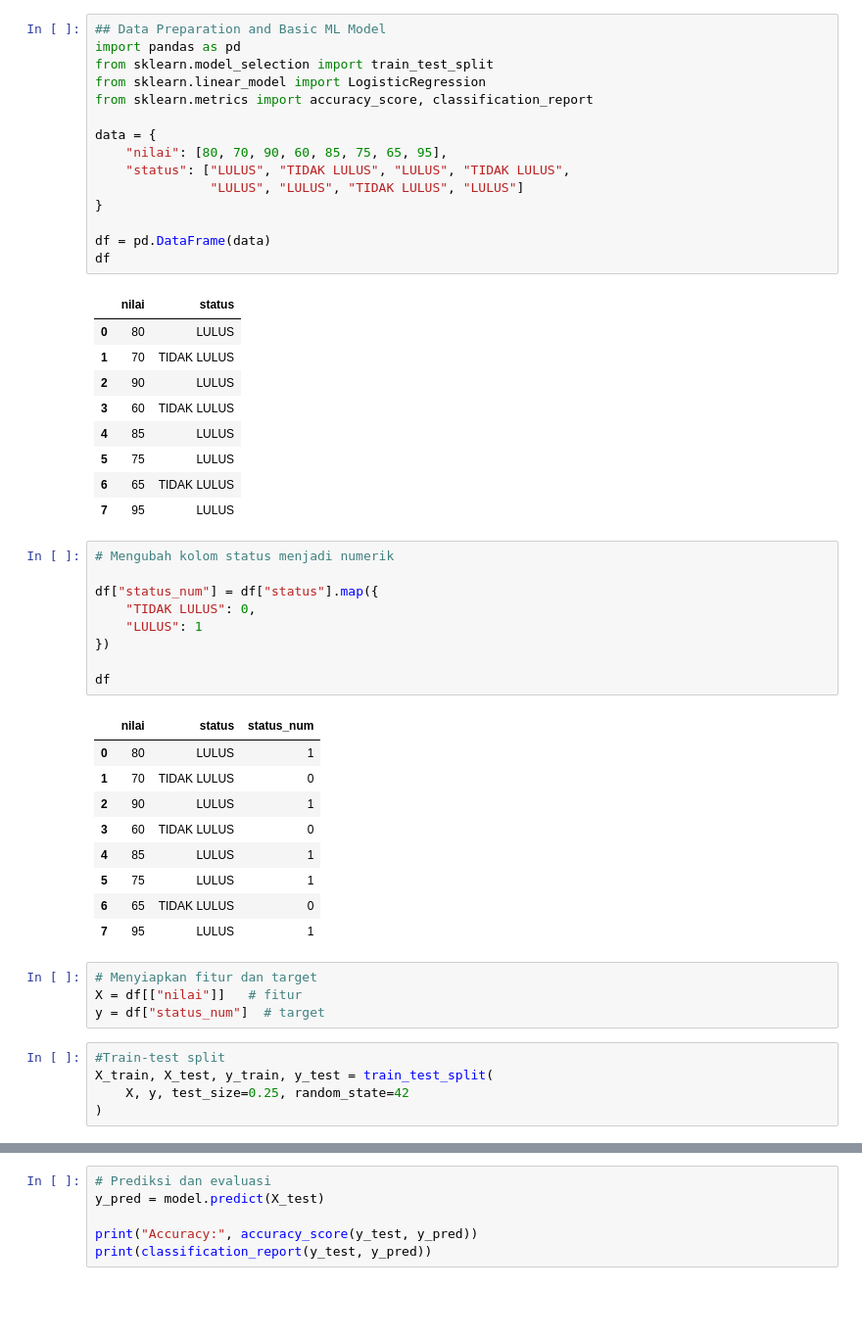
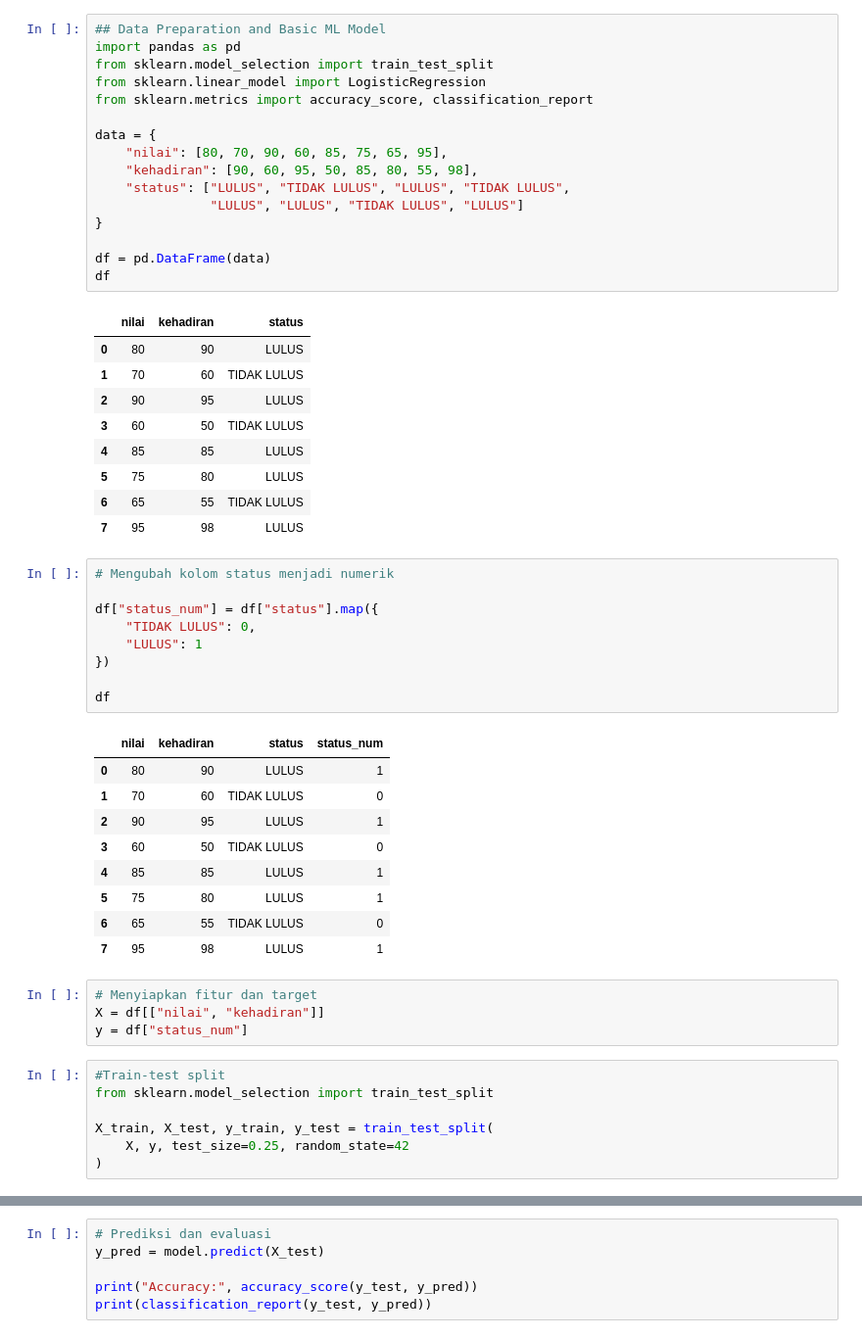
Before and after one commit to ridho1141haha/ai-learning-journal, a Jupyter notebook: week-02/ml-basic.ipynb, the cells around one changed output, grey strips where cells are left out. Shown: that part at 98% size. Saved outputs shown, nothing was run; the diff lists cells and outputs as text; blank space fills up the shorter version.

```diff
--- a/week-02/ml-basic.ipynb
+++ b/week-02/ml-basic.ipynb
@@ -1,28 +1,29 @@
 # %%
 ## Data Preparation and Basic ML Model
 import pandas as pd
 from sklearn.model_selection import train_test_split
 from sklearn.linear_model import LogisticRegression
 from sklearn.metrics import accuracy_score, classification_report
 
 data = {
     "nilai": [80, 70, 90, 60, 85, 75, 65, 95],
+    "kehadiran": [90, 60, 95, 50, 85, 80, 55, 98],
     "status": ["LULUS", "TIDAK LULUS", "LULUS", "TIDAK LULUS",
                "LULUS", "LULUS", "TIDAK LULUS", "LULUS"]
 }
 
 df = pd.DataFrame(data)
 df
 # %% [output]
-|  | nilai | status |
-| 0 | 80 | LULUS |
-| 1 | 70 | TIDAK LULUS |
-| 2 | 90 | LULUS |
-| 3 | 60 | TIDAK LULUS |
-| 4 | 85 | LULUS |
-| 5 | 75 | LULUS |
-| 6 | 65 | TIDAK LULUS |
-| 7 | 95 | LULUS |
+|  | nilai | kehadiran | status |
+| 0 | 80 | 90 | LULUS |
+| 1 | 70 | 60 | TIDAK LULUS |
+| 2 | 90 | 95 | LULUS |
+| 3 | 60 | 50 | TIDAK LULUS |
+| 4 | 85 | 85 | LULUS |
+| 5 | 75 | 80 | LULUS |
+| 6 | 65 | 55 | TIDAK LULUS |
+| 7 | 95 | 98 | LULUS |
 # %%
 # Mengubah kolom status menjadi numerik
 
@@ -33,21 +34,23 @@ df["status_num"] = df["status"].map({
 
 df
 # %% [output]
-|  | nilai | status | status_num |
-| 0 | 80 | LULUS | 1 |
-| 1 | 70 | TIDAK LULUS | 0 |
-| 2 | 90 | LULUS | 1 |
-| 3 | 60 | TIDAK LULUS | 0 |
-| 4 | 85 | LULUS | 1 |
-| 5 | 75 | LULUS | 1 |
-| 6 | 65 | TIDAK LULUS | 0 |
-| 7 | 95 | LULUS | 1 |
+|  | nilai | kehadiran | status | status_num |
+| 0 | 80 | 90 | LULUS | 1 |
+| 1 | 70 | 60 | TIDAK LULUS | 0 |
+| 2 | 90 | 95 | LULUS | 1 |
+| 3 | 60 | 50 | TIDAK LULUS | 0 |
+| 4 | 85 | 85 | LULUS | 1 |
+| 5 | 75 | 80 | LULUS | 1 |
+| 6 | 65 | 55 | TIDAK LULUS | 0 |
+| 7 | 95 | 98 | LULUS | 1 |
 # %%
 # Menyiapkan fitur dan target
-X = df[["nilai"]]   # fitur
-y = df["status_num"]  # target
+X = df[["nilai", "kehadiran"]]
+y = df["status_num"]
 # %%
 #Train-test split
+from sklearn.model_selection import train_test_split
+
 X_train, X_test, y_train, y_test = train_test_split(
     X, y, test_size=0.25, random_state=42
 )
```
Also changed, not shown: parts of 4 cells of this notebook, 1 other file.
